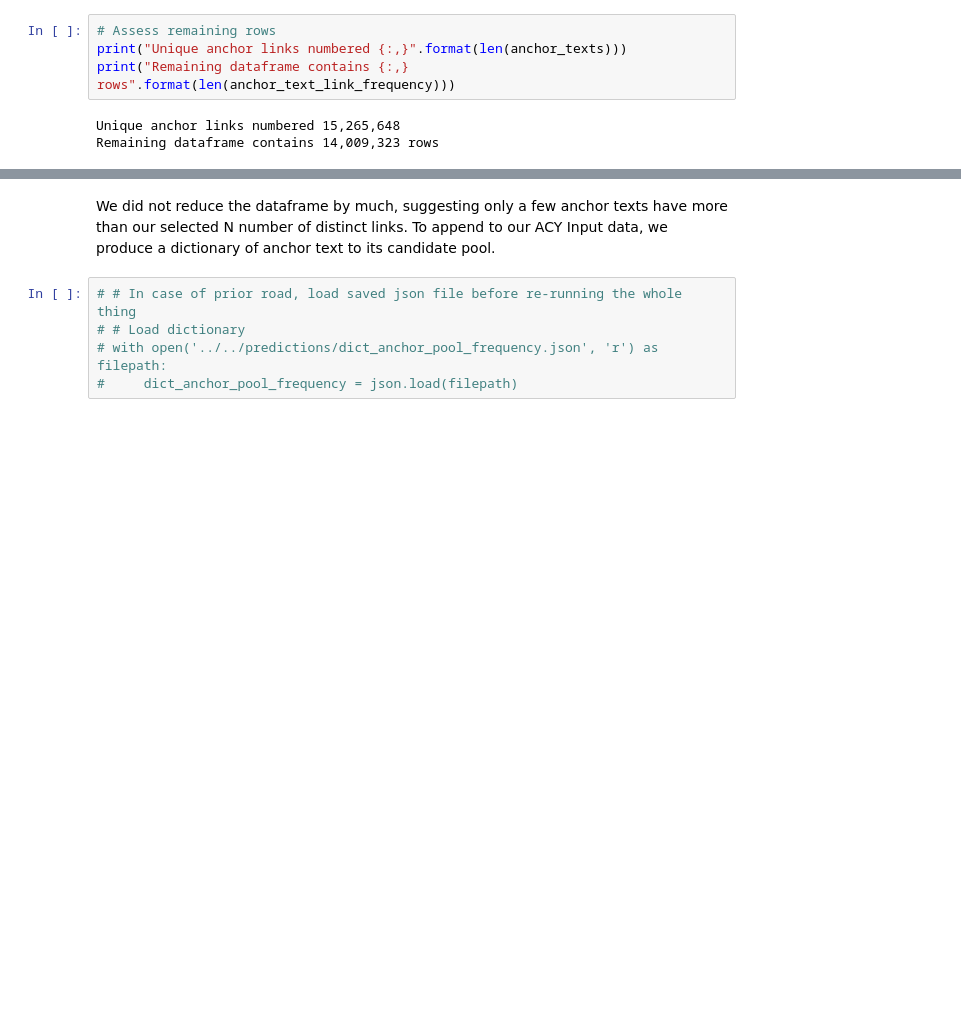
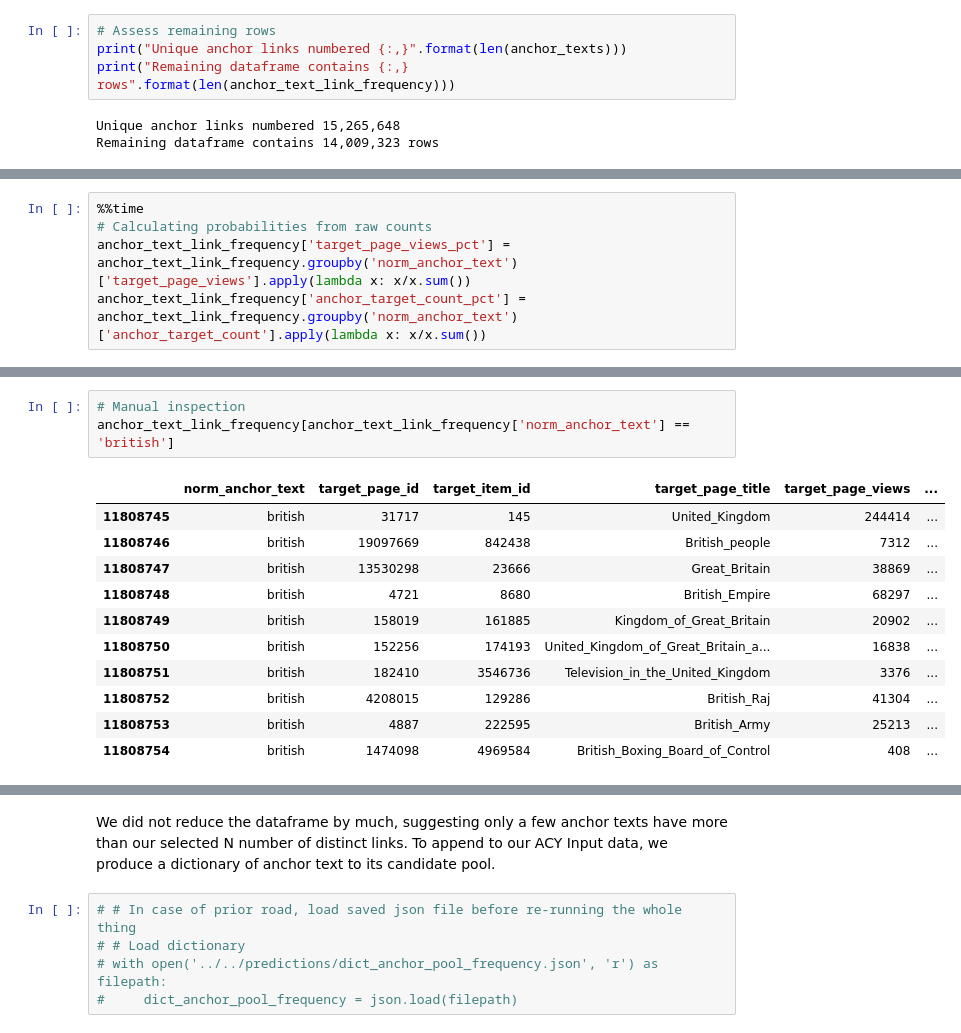
Before and after one commit to TheDigitalFrontier/entity-disambiguation, a Jupyter notebook: notebooks/pipeline/3a_anchor_links.ipynb, the cells around one changed output, grey strips where cells are left out. Saved outputs shown, nothing was run; the diff lists cells and outputs as text; blank space fills up the shorter version.

```diff
--- a/notebooks/pipeline/3a_anchor_links.ipynb
+++ b/notebooks/pipeline/3a_anchor_links.ipynb
@@ -174,0 +218,5 @@ Remaining dataframe contains 14,009,323 rows
+# %%
+%%time
+# Calculating probabilities from raw counts
+anchor_text_link_frequency['target_page_views_pct'] = anchor_text_link_frequency.groupby('norm_anchor_text')['target_page_views'].apply(lambda x: x/x.sum())
+anchor_text_link_frequency['anchor_target_count_pct'] = anchor_text_link_frequency.groupby('norm_anchor_text')['anchor_target_count'].apply(lambda x: x/x.sum())
@@ -174,0 +226,15 @@ Remaining dataframe contains 14,009,323 rows
+# %%
+# Manual inspection
+anchor_text_link_frequency[anchor_text_link_frequency['norm_anchor_text'] == 'british']
+# %% [output]
+|  | norm_anchor_text | target_page_id | target_item_id | target_page_title | target_page_views | ... |
+| 11808745 | british | 31717 | 145 | United_Kingdom | 244414 | ... |
+| 11808746 | british | 19097669 | 842438 | British_people | 7312 | ... |
+| 11808747 | british | 13530298 | 23666 | Great_Britain | 38869 | ... |
+| 11808748 | british | 4721 | 8680 | British_Empire | 68297 | ... |
+| 11808749 | british | 158019 | 161885 | Kingdom_of_Great_Britain | 20902 | ... |
+| 11808750 | british | 152256 | 174193 | United_Kingdom_of_Great_Britain_a... | 16838 | ... |
+| 11808751 | british | 182410 | 3546736 | Television_in_the_United_Kingdom | 3376 | ... |
+| 11808752 | british | 4208015 | 129286 | British_Raj | 41304 | ... |
+| 11808753 | british | 4887 | 222595 | British_Army | 25213 | ... |
+| 11808754 | british | 1474098 | 4969584 | British_Boxing_Board_of_Control | 408 | ... |
```
Also changed, not shown: parts of 25 cells of this notebook, 1 other file.
